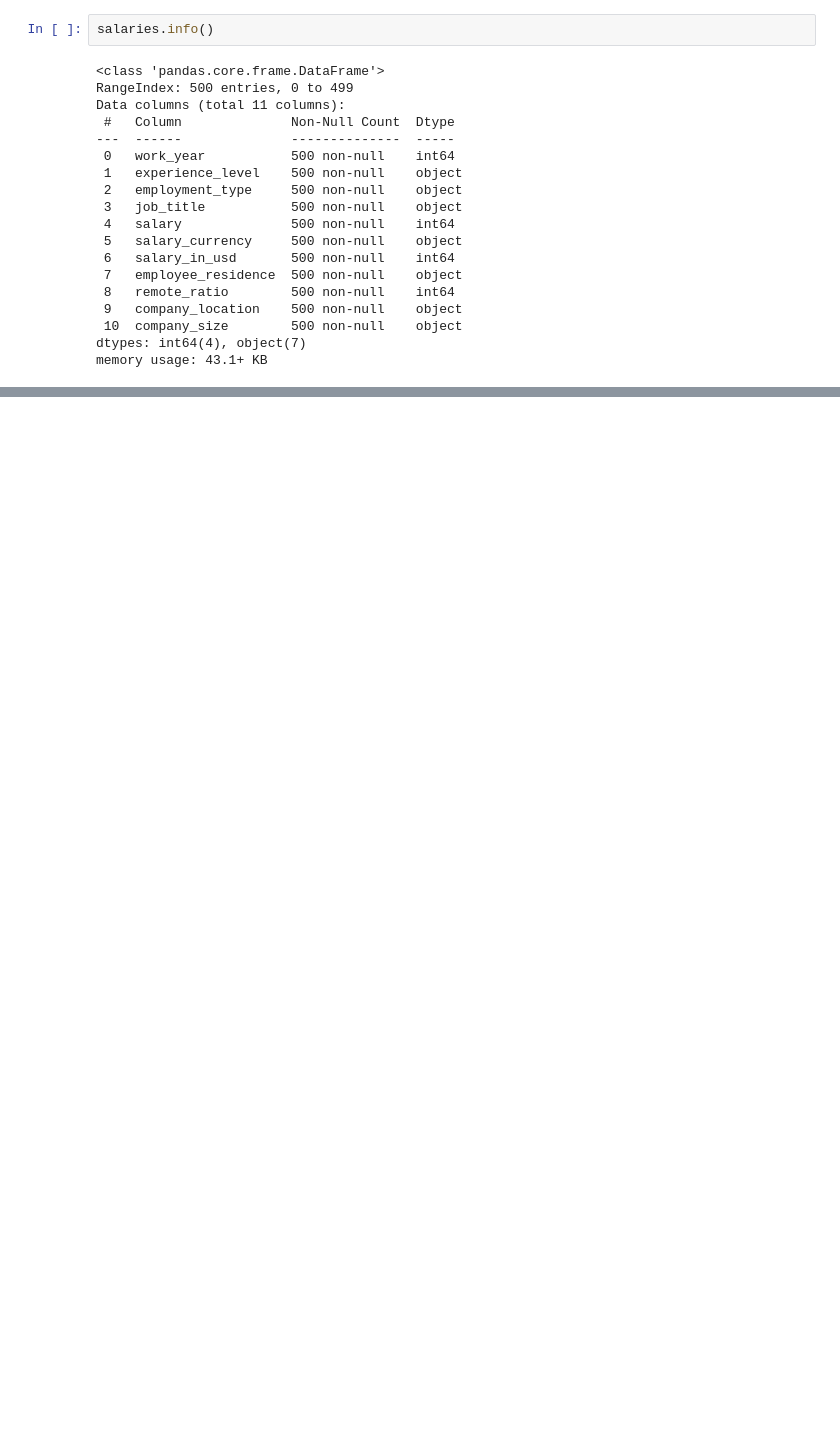
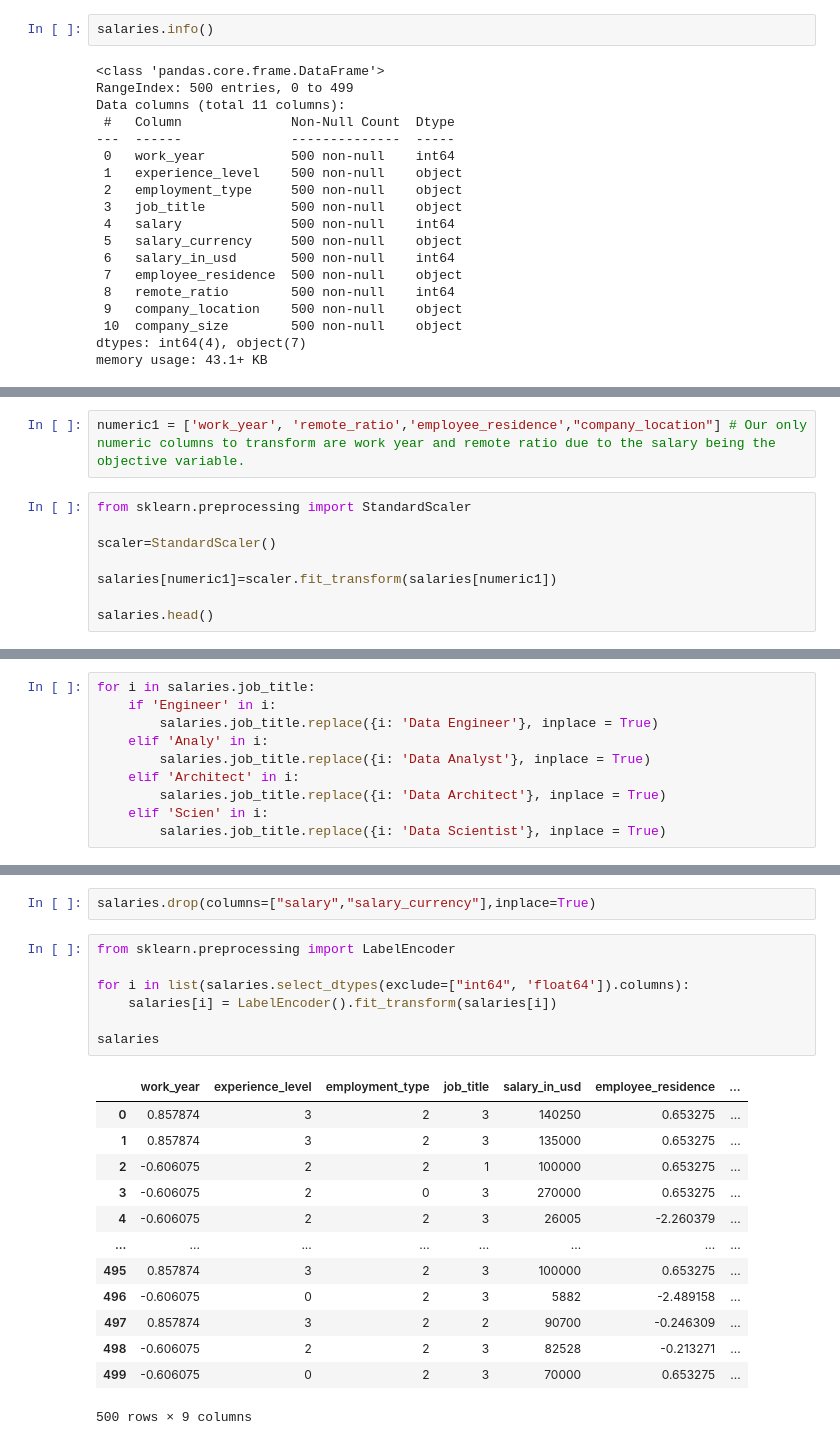
Before and after one commit to OrianAmpuero/Kaggle_Competition, a Jupyter notebook: Attempt.ipynb, the cells around one changed output, grey strips where cells are left out. Saved outputs shown, nothing was run; the diff lists cells and outputs as text; blank space fills up the shorter version.

```diff
--- a/Attempt.ipynb
+++ b/Attempt.ipynb
@@ -119,0 +273,10 @@ memory usage: 43.1+ KB
+# %%
+numeric1 = ['work_year', 'remote_ratio','employee_residence',"company_location"] # Our only numeric columns to transform are work year and remote ratio due to the salary being the objective variable.
+# %%
+from sklearn.preprocessing import StandardScaler
+
+scaler=StandardScaler()
+
+salaries[numeric1]=scaler.fit_transform(salaries[numeric1])
+
+salaries.head()
@@ -119,0 +290,10 @@ memory usage: 43.1+ KB
+# %%
+for i in salaries.job_title:
+    if 'Engineer' in i:
+        salaries.job_title.replace({i: 'Data Engineer'}, inplace = True)
+    elif 'Analy' in i:
+        salaries.job_title.replace({i: 'Data Analyst'}, inplace = True)
+    elif 'Architect' in i:
+        salaries.job_title.replace({i: 'Data Architect'}, inplace = True)
+    elif 'Scien' in i:
+        salaries.job_title.replace({i: 'Data Scientist'}, inplace = True)
@@ -119,0 +315,23 @@ memory usage: 43.1+ KB
+# %%
+salaries.drop(columns=["salary","salary_currency"],inplace=True)
+# %%
+from sklearn.preprocessing import LabelEncoder
+
+for i in list(salaries.select_dtypes(exclude=["int64", 'float64']).columns):
+    salaries[i] = LabelEncoder().fit_transform(salaries[i])
+
+salaries
+# %% [output]
+|  | work_year | experience_level | employment_type | job_title | salary_in_usd | employee_residence | ... |
+| 0 | 0.857874 | 3 | 2 | 3 | 140250 | 0.653275 | ... |
+| 1 | 0.857874 | 3 | 2 | 3 | 135000 | 0.653275 | ... |
+| 2 | -0.606075 | 2 | 2 | 1 | 100000 | 0.653275 | ... |
+| 3 | -0.606075 | 2 | 0 | 3 | 270000 | 0.653275 | ... |
+| 4 | -0.606075 | 2 | 2 | 3 | 26005 | -2.260379 | ... |
+| ... | ... | ... | ... | ... | ... | ... | ... |
+| 495 | 0.857874 | 3 | 2 | 3 | 100000 | 0.653275 | ... |
+| 496 | -0.606075 | 0 | 2 | 3 | 5882 | -2.489158 | ... |
+| 497 | 0.857874 | 3 | 2 | 2 | 90700 | -0.246309 | ... |
+| 498 | -0.606075 | 2 | 2 | 3 | 82528 | -0.213271 | ... |
+| 499 | -0.606075 | 0 | 2 | 3 | 70000 | 0.653275 | ... |
+500 rows × 9 columns
```
Also changed, not shown: parts of 47 cells of this notebook.
